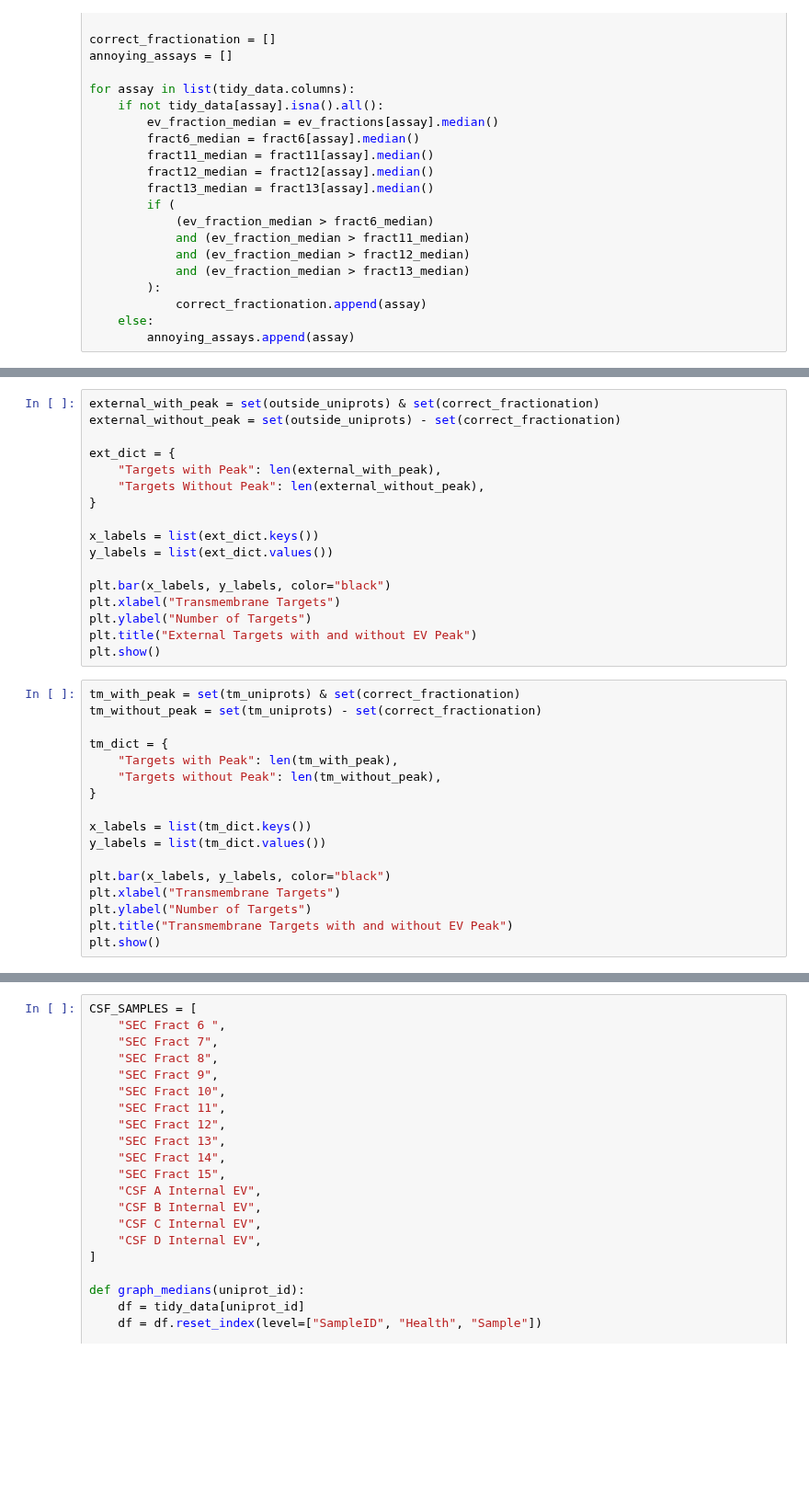
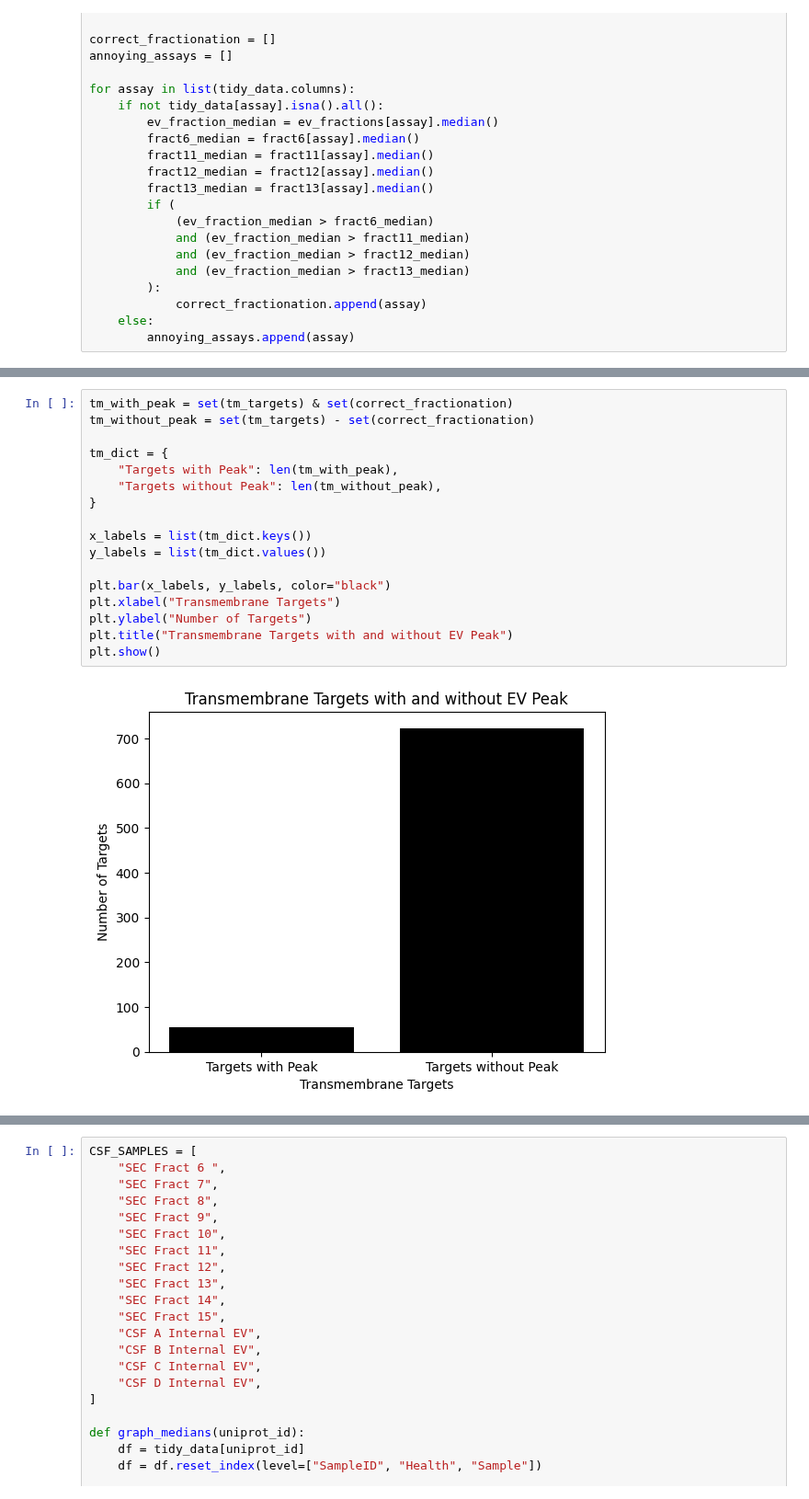
Before and after one commit to Walt-Lab/bdev_mass_spec, a Jupyter notebook: 10_analysis.ipynb, the cells around one changed output, grey strips where cells are left out. Shown at 92% size. Cells and saved outputs as stored; diff of their text form; blank space fills up the shorter version.

```diff
--- a/10_analysis.ipynb
+++ b/10_analysis.ipynb
@@ -889,37 +776,22 @@ plt.show()
 # %%
-external_with_peak = set(outside_uniprots) & set(correct_fractionation)
-external_without_peak = set(outside_uniprots) - set(correct_fractionation)
+tm_with_peak = set(tm_targets) & set(correct_fractionation)
+tm_without_peak = set(tm_targets) - set(correct_fractionation)
 
-ext_dict = {
-    "Targets with Peak": len(external_with_peak),
-    "Targets Without Peak": len(external_without_peak),
+tm_dict = {
+    "Targets with Peak": len(tm_with_peak),
+    "Targets without Peak": len(tm_without_peak),
 }
 
-x_labels = list(ext_dict.keys())
-y_labels = list(ext_dict.values())
+x_labels = list(tm_dict.keys())
+y_labels = list(tm_dict.values())
 
 plt.bar(x_labels, y_labels, color="black")
 plt.xlabel("Transmembrane Targets")
 plt.ylabel("Number of Targets")
-plt.title("External Targets with and without EV Peak")
+plt.title("Transmembrane Targets with and without EV Peak")
 plt.show()
+# %% [output]
+[figure, added]
-# %%
-tm_with_peak = set(tm_uniprots) & set(correct_fractionation)
-tm_without_peak = set(tm_uniprots) - set(correct_fractionation)
-
-tm_dict = {
-    "Targets with Peak": len(tm_with_peak),
-    "Targets without Peak": len(tm_without_peak),
-}
-
-x_labels = list(tm_dict.keys())
-y_labels = list(tm_dict.values())
-
-plt.bar(x_labels, y_labels, color="black")
-plt.xlabel("Transmembrane Targets")
-plt.ylabel("Number of Targets")
-plt.title("Transmembrane Targets with and without EV Peak")
-plt.show()
 # %%
 # Overlap between median assays, brain rna seq, and transmembrane targets
 
```
Also changed, not shown: parts of 37 cells of this notebook, 4 other files.
